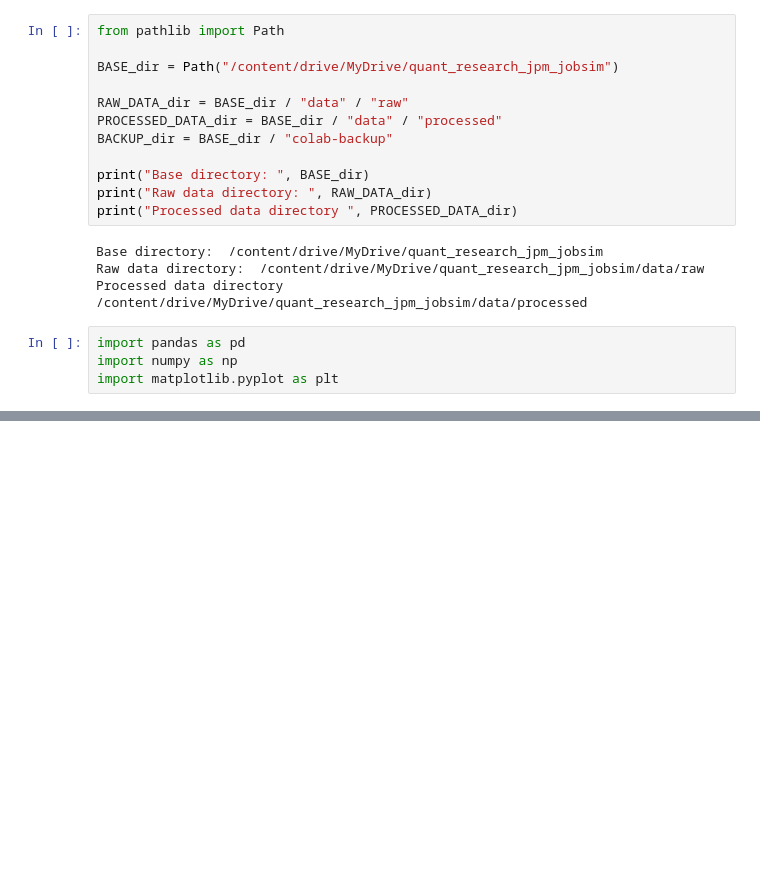
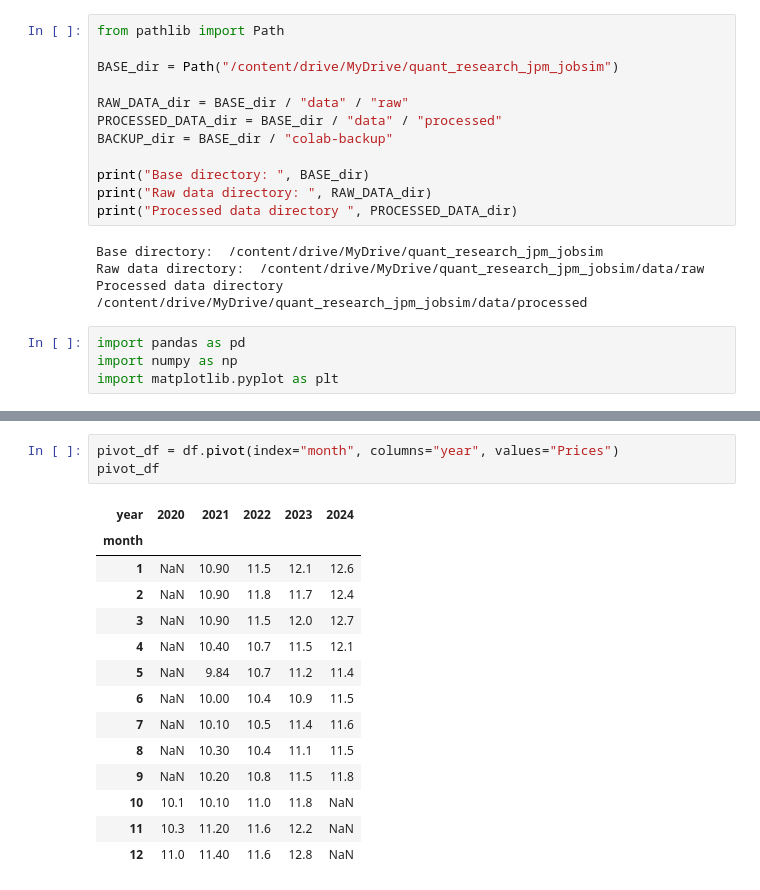
Before and after one commit to aniolarolas/quant-research-pricing-credit-risk, a Jupyter notebook: notebooks/01_gas_price_forecasting.ipynb, the cells around one changed output, grey strips where cells are left out. Drawn from its saved outputs; the diff is of its cells as text; blank space fills up the shorter version.

```diff
--- a/notebooks/01_gas_price_forecasting.ipynb
+++ b/notebooks/01_gas_price_forecasting.ipynb
@@ -27,0 +171,18 @@ import matplotlib.pyplot as plt
+# %%
+pivot_df = df.pivot(index="month", columns="year", values="Prices")
+pivot_df
+# %% [output]
+| year | 2020 | 2021 | 2022 | 2023 | 2024 |
+| month |  |  |  |  |  |
+| 1 | NaN | 10.90 | 11.5 | 12.1 | 12.6 |
+| 2 | NaN | 10.90 | 11.8 | 11.7 | 12.4 |
+| 3 | NaN | 10.90 | 11.5 | 12.0 | 12.7 |
+| 4 | NaN | 10.40 | 10.7 | 11.5 | 12.1 |
+| 5 | NaN | 9.84 | 10.7 | 11.2 | 11.4 |
+| 6 | NaN | 10.00 | 10.4 | 10.9 | 11.5 |
+| 7 | NaN | 10.10 | 10.5 | 11.4 | 11.6 |
+| 8 | NaN | 10.30 | 10.4 | 11.1 | 11.5 |
+| 9 | NaN | 10.20 | 10.8 | 11.5 | 11.8 |
+| 10 | 10.1 | 10.10 | 11.0 | 11.8 | NaN |
+| 11 | 10.3 | 11.20 | 11.6 | 12.2 | NaN |
+| 12 | 11.0 | 11.40 | 11.6 | 12.8 | NaN |
```
Also changed, not shown: parts of 25 cells of this notebook.
